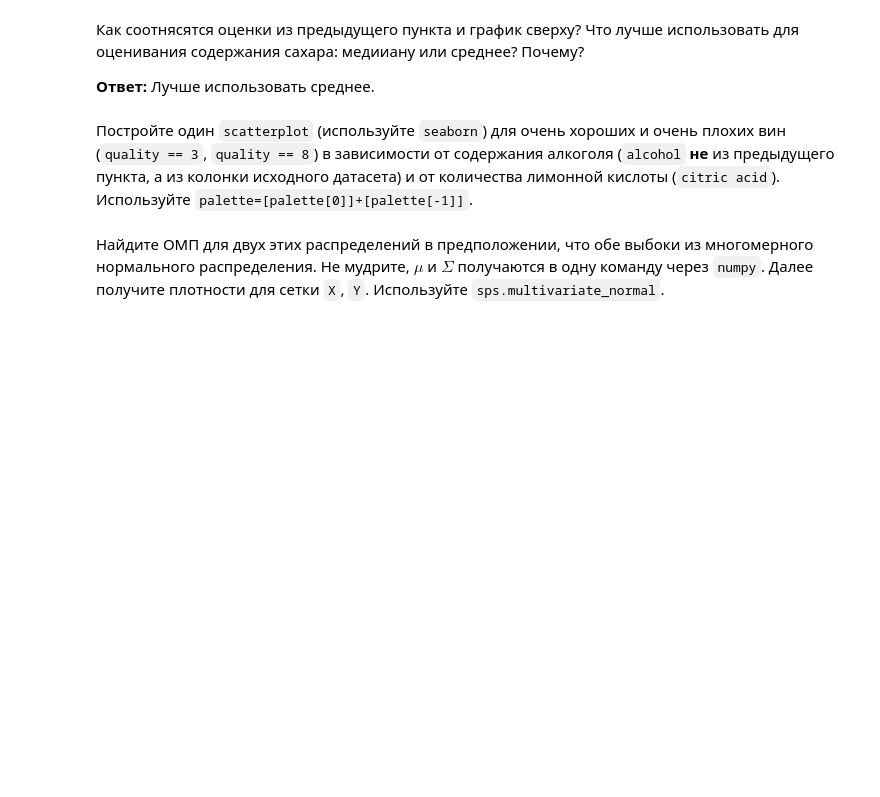
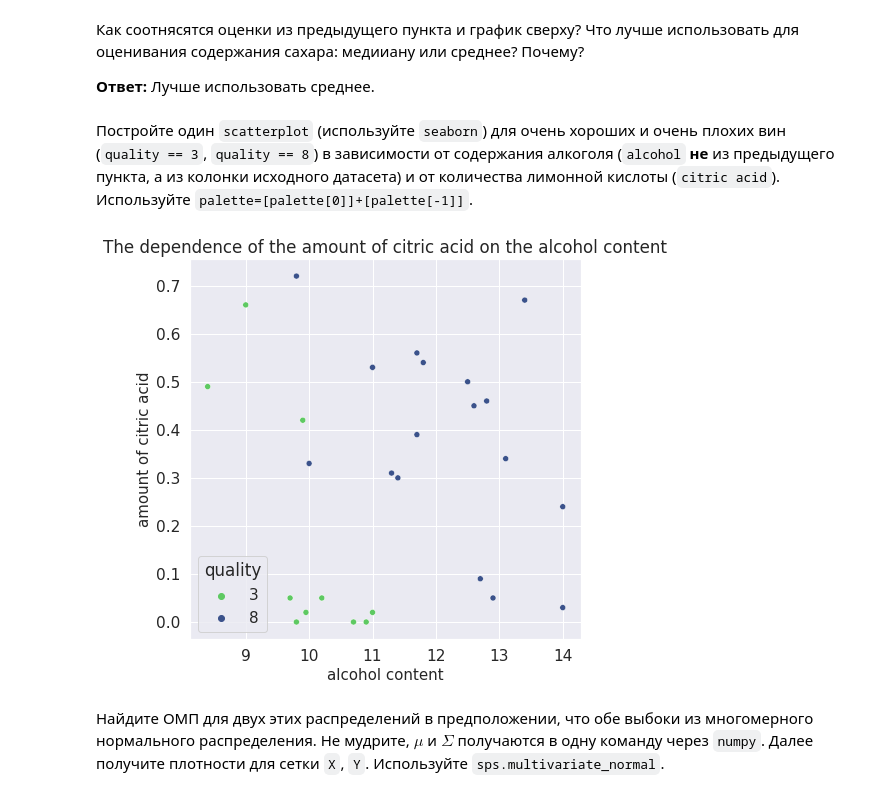
Before and after one commit to ashot-gimishyan/MathStat-Practise, a Jupyter notebook: task_3.ipynb, the cells around one changed output. Cells and saved outputs as stored; diff of their text form; code cells hidden in the pictures; blank space fills up the shorter version.

```diff
--- a/task_3.ipynb
+++ b/task_3.ipynb
@@ -244,2 +302,18 @@ plt.show()
+# %%
+def citric_acid_plot(data):
+  plt.figure(figsize=(7, 7))
+  sns.scatterplot(data=data.loc[(data['quality'] == 3) | (data['quality'] == 8)],
+                x='alcohol',
+                y='citric acid',
+                palette=[palette[0], palette[-1]],
+                hue='quality')
+  plt.ylabel('amount of citric acid', fontsize=15)
+  plt.xlabel('alcohol content', fontsize=15)
+  plt.title('The dependence of the amount of citric acid on the alcohol content')
+  plt.show()
+# %%
+citric_acid_plot(data)
+# %% [output]
+[figure, added]
 # %% [markdown]
 Найдите ОМП для двух этих распределений в предположении, что обе выбоки из многомерного нормального распределения. Не мудрите, $\mu$ и $\Sigma$ получаются в одну команду через `numpy`. Далее получите плотности для сетки `X`, `Y`. Используйте `sps.multivariate_normal`.
```
Also changed, not shown: parts of 25 cells of this notebook.
